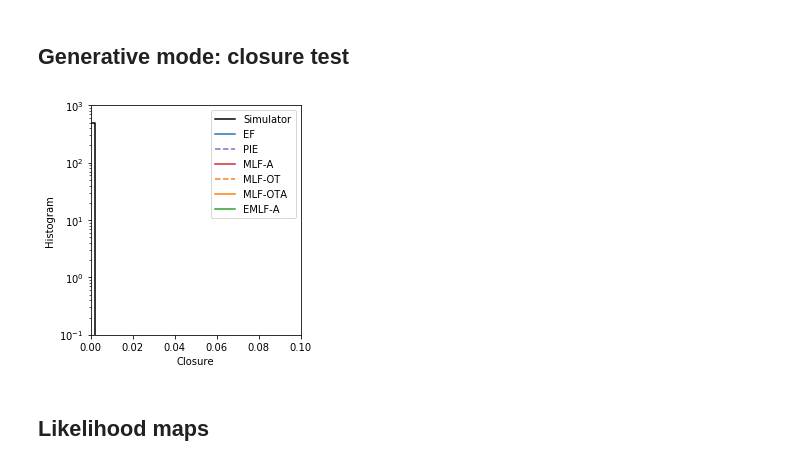
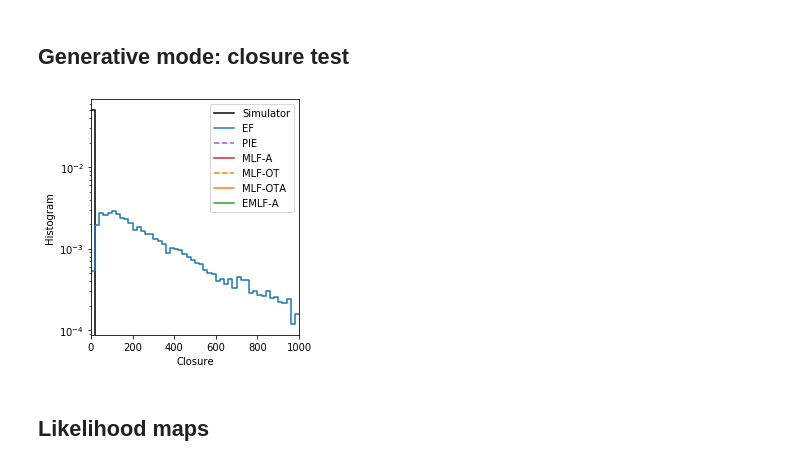
Before and after one commit to johannbrehmer/manifold-flow, a Jupyter notebook: experiments/notebooks/lhc_result_plots.ipynb, the cells around one changed output. Drawn from its saved outputs; the diff is of its cells as text; code cells hidden in the pictures.

```diff
--- a/experiments/notebooks/lhc_result_plots.ipynb
+++ b/experiments/notebooks/lhc_result_plots.ipynb
@@ -102,7 +94,6 @@ def load(name, shape, numpyfy=True, result_dir="../data/results"):
                     algo_results.append(np.nan*np.ones(shape))
 
             except FileNotFoundError as e:
-                print(e)
                 if shape is None:
                     algo_results.append(None)
                 else:
@@ -118,8 +109,6 @@ def load(name, shape, numpyfy=True, result_dir="../data/results"):
 
 model_gen_x = load("samples", None, numpyfy=False)
 model_gen_closure = load("samples_manifold_distance", (10000,))
-model_test_logp = load("model_log_likelihood_test", (101, 1000,))
+model_test_logp = load("model_log_likelihood_test", (11*11, 1000,))
 model_test_reco_error = load("model_reco_error_test", (1000,))
-model_ood_logp = load("model_log_likelihood_ood", (101, 1000,))
-model_ood_reco_error = load("model_reco_error_ood", (1000,))
-model_posterior_samples = load("posterior_samples", (5000, 1,))
+model_posterior_samples = load("posterior_samples", (5000, 2,))
@@ -197,40 +167,40 @@ model_posterior_mean_difference = np.mean(model_posterior_samples, axis=1)
 # %% [markdown]
 ## Generative mode: closure test
 # %%
-xmin, xmax = 0.,0.1
+xmin, xmax = 0.,1.e3
 bins = 50
 
 fig = plt.figure(figsize=(4, 4))
 ax = plt.gca()
 
 histo_w_err(
-    test_mean_closure[np.newaxis],
+    test_closure,
     xmin, xmax, bins,
     label="Simulator",
     c="black",
 )
 
-for algo, (algo_label, c, m, ls) in enumerate(zip(algo_labels, algo_colors, algo_markers, algo_linestyles)):
+for closure, algo_label, c, m, ls in zip(model_gen_closure, algo_labels, algo_colors, algo_markers, algo_linestyles):
     histo_w_err(
-        model_gen_mean_closure[algo, :],
+        closure,
         xmin, xmax, bins,
         label=algo_label,
         c=c,
         ls=ls,
     )
 
 plt.legend()
 
 plt.xlabel(r"Closure")
 plt.ylabel(r"Histogram")
 plt.xlim(xmin, xmax)
 plt.yscale("log")
-plt.ylim(1.e-1, 1.e3)
+#plt.ylim(1.e-1, 1.e3)
 
 plt.tight_layout()
-plt.savefig("../figures/generated_samples_distance_distribution_power.pdf")
+plt.savefig("../figures/lhc_generated_samples_closure.pdf")
 # %% [output]
-[figure, old version]
+[figure, new version]
 # %% [markdown]
 ## Likelihood maps
 # %%
```
Also changed, not shown: parts of 7 cells of this notebook, 31 other files.
